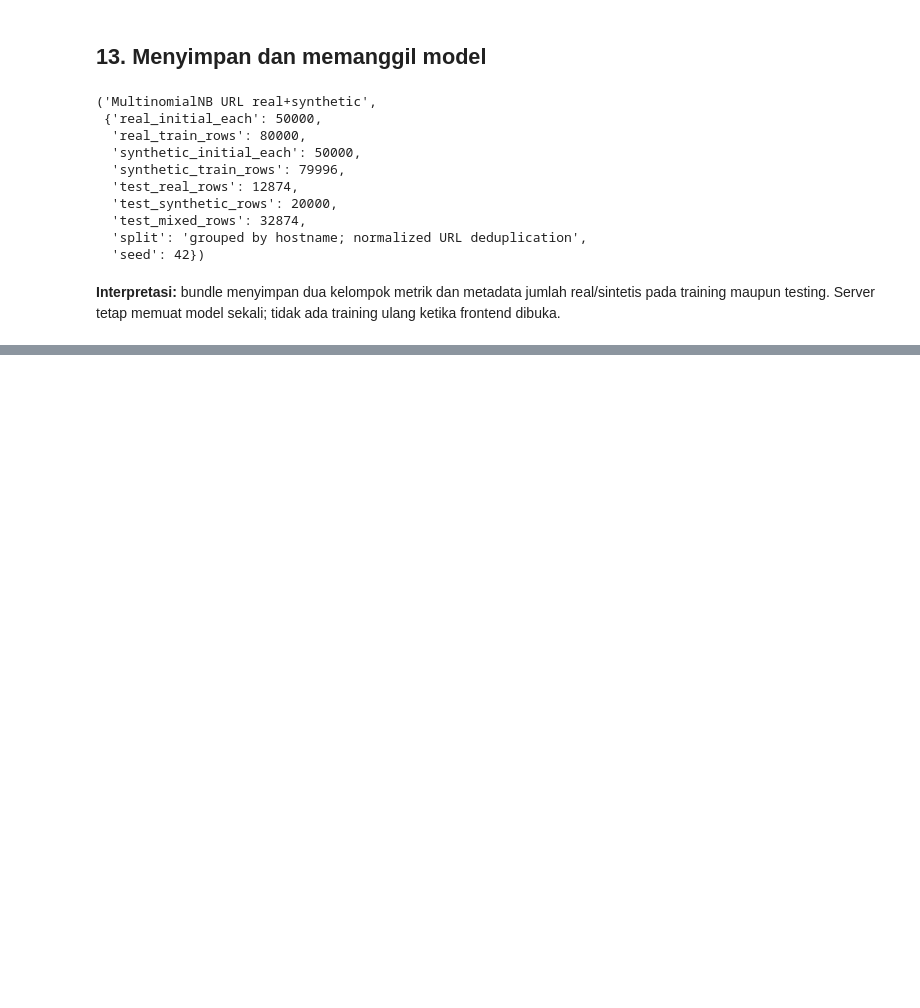
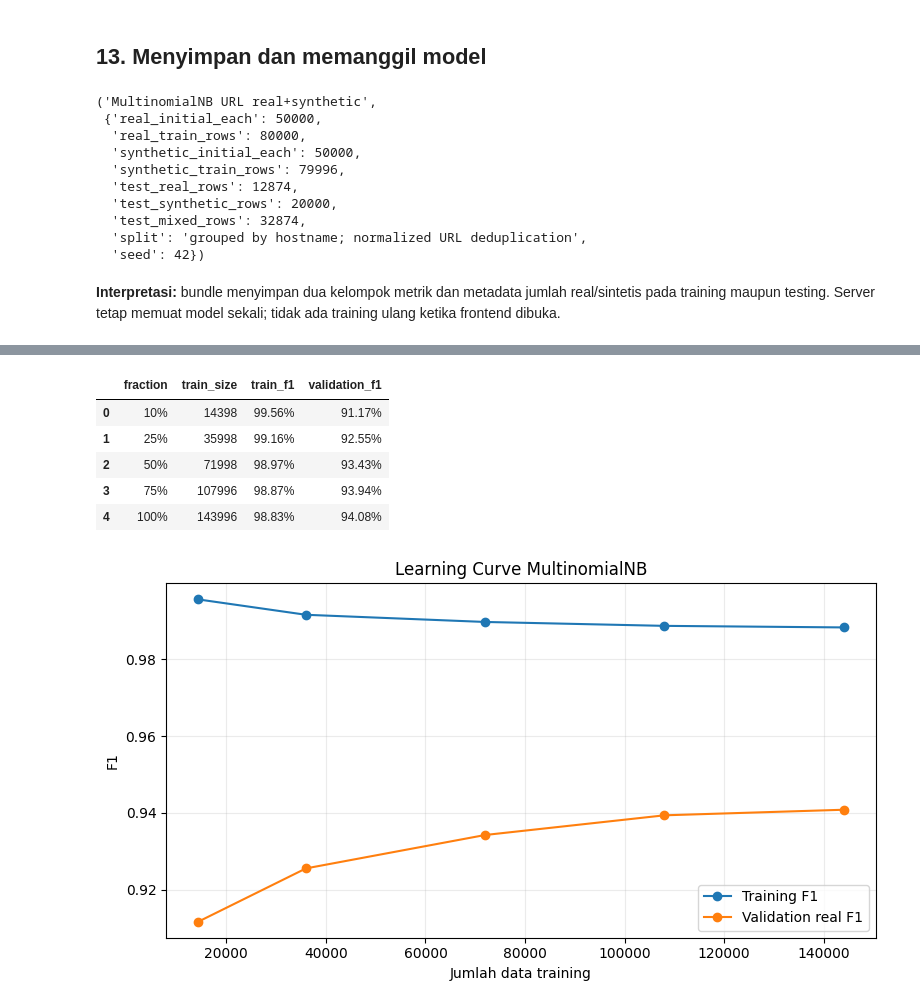
Before and after one commit to gumelarakhirul/NaiveBayes, a Jupyter notebook: Project_Final_NaiveBayes_Punycode_Balanced.ipynb, the cells around one changed output, grey strips where cells are left out. Drawn from its saved outputs; the diff is of its cells as text; code cells hidden in the pictures; blank space fills up the shorter version.

```diff
--- a/Project_Final_NaiveBayes_Punycode_Balanced.ipynb
+++ b/Project_Final_NaiveBayes_Punycode_Balanced.ipynb
@@ -548,0 +553,59 @@ loaded["name"],loaded["training"]
+# %%
+# Development split khusus learning curve; final test tetap tidak disentuh.
+lc_train_parts,lc_val_parts=[],[]
+for label in (0,1):
+    part=real_train[real_train.label==label]
+    splitter=GroupShuffleSplit(n_splits=1,test_size=.20,random_state=SEED+7)
+    a,b=next(splitter.split(part,groups=part.host))
+    lc_train_parts.append(part.iloc[a]); lc_val_parts.append(part.iloc[b])
+lc_n=min(map(len,lc_train_parts)); lv_n=min(map(len,lc_val_parts))
+lc_real_train=pd.concat([x.sample(lc_n,random_state=SEED) for x in lc_train_parts])
+lc_real_val=pd.concat([x.sample(lv_n,random_state=SEED) for x in lc_val_parts])
+assert set(lc_real_train.host).isdisjoint(set(lc_real_val.host))
+
+lc_pool=pd.concat([lc_real_train[["url","label"]],
+                   synth_train[["url","label"]]],ignore_index=True)
+lc_vectorizer=TfidfVectorizer(analyzer="char",ngram_range=(3,5),min_df=2,
+    max_features=150_000,sublinear_tf=True,dtype=np.float32)
+X_lc_pool=lc_vectorizer.fit_transform(lc_pool.url.map(prepare_url))
+X_lc_val=lc_vectorizer.transform(lc_real_val.url.map(prepare_url))
+
+curve=[]
+for fraction in [0.10,0.25,0.50,0.75,1.00]:
+    indices=[]
+    for label in (0,1):
+        available=np.flatnonzero(lc_pool.label.to_numpy()==label)
+        rng=np.random.default_rng(SEED+int(fraction*100))
+        indices.extend(rng.choice(available,size=max(1,int(len(available)*fraction)),
+                                  replace=False))
+    indices=np.asarray(indices)
+    model_lc=MultinomialNB(alpha=.05).fit(X_lc_pool[indices],
+                                          lc_pool.label.iloc[indices])
+    train_pred=model_lc.predict(X_lc_pool[indices])
+    val_pred=model_lc.predict(X_lc_val)
+    curve.append({
+        "fraction":fraction,"train_size":len(indices),
+        "train_f1":precision_recall_fscore_support(
+            lc_pool.label.iloc[indices],train_pred,average="binary")[2],
+        "validation_f1":precision_recall_fscore_support(
+            lc_real_val.label,val_pred,average="binary")[2]
+    })
+learning_curve_results=pd.DataFrame(curve)
+display(learning_curve_results.style.format({
+    "fraction":"{:.0%}","train_f1":"{:.2%}","validation_f1":"{:.2%}"}))
+plt.figure(figsize=(8,4.5))
+plt.plot(learning_curve_results.train_size,learning_curve_results.train_f1,
+         marker="o",label="Training F1")
+plt.plot(learning_curve_results.train_size,learning_curve_results.validation_f1,
+         marker="o",label="Validation real F1")
+plt.xlabel("Jumlah data training"); plt.ylabel("F1")
+plt.title("Learning Curve MultinomialNB"); plt.grid(alpha=.25); plt.legend()
+plt.tight_layout(); plt.show()
+# %% [output]
+|  | fraction | train_size | train_f1 | validation_f1 |
+| 0 | 10% | 14398 | 99.56% | 91.17% |
+| 1 | 25% | 35998 | 99.16% | 92.55% |
+| 2 | 50% | 71998 | 98.97% | 93.43% |
+| 3 | 75% | 107996 | 98.87% | 93.94% |
+| 4 | 100% | 143996 | 98.83% | 94.08% |
+[figure, added]
```
Also changed, not shown: parts of 7 cells of this notebook, 3 other files.
